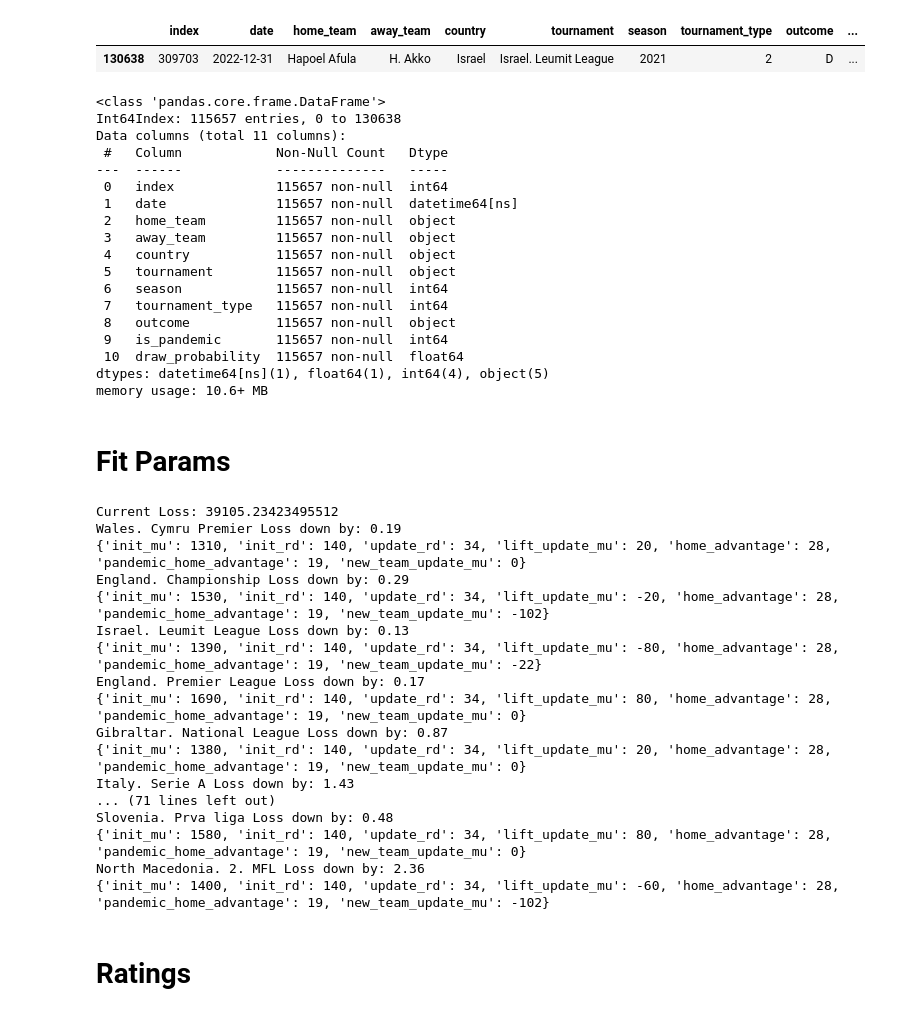
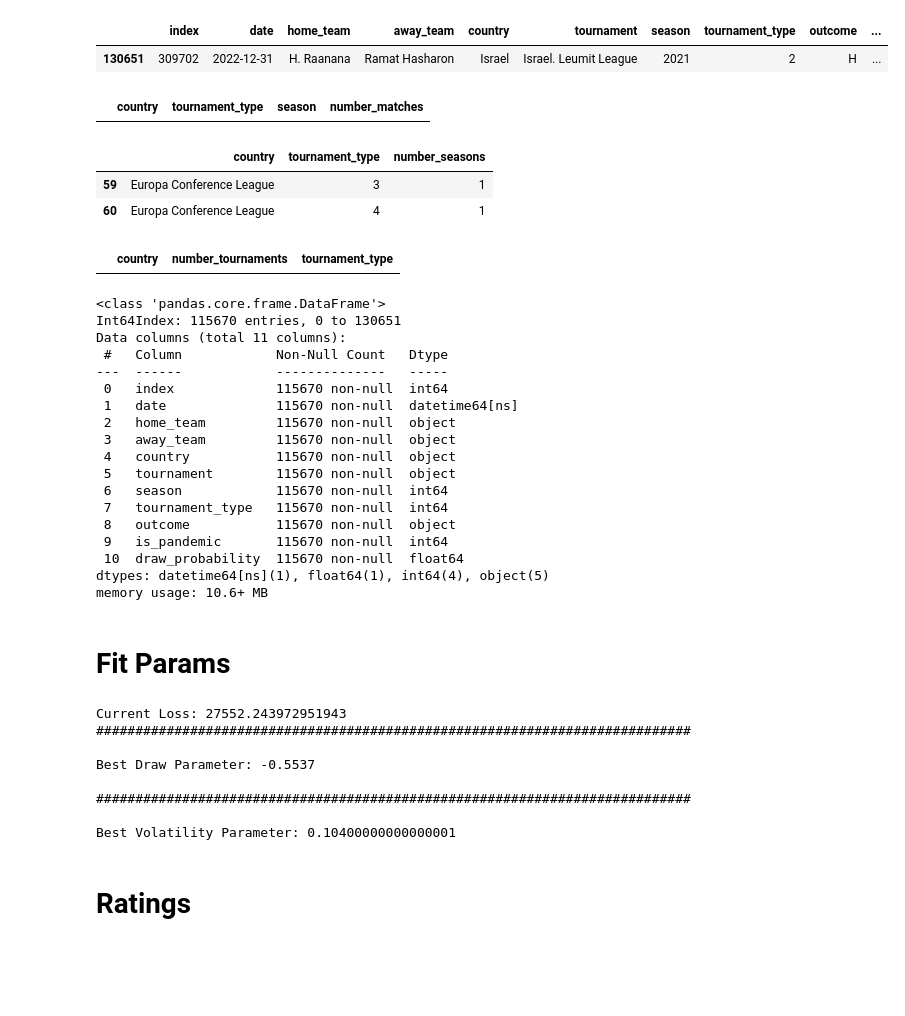
Before and after one commit to andreyshelopugin/GlickoSoccer, a Jupyter notebook: Ratings.ipynb, the cells around one changed output. Cells and saved outputs as stored; diff of their text form; code cells hidden in the pictures; blank space fills up the shorter version.

```diff
--- a/Ratings.ipynb
+++ b/Ratings.ipynb
@@ -14,6 +14,6 @@ from euro_soccer.preprocessing import DataPreprocessor
 from euro_soccer.glicko_soccer import GlickoSoccer
 # %%
 matches = pd.read_csv('matches.csv')
-matches = DataPreprocessor().preprocessing(matches)
+matches = DataPreprocessor(is_actual_draw_predictions=True).preprocessing(matches)
 matches.tail(1)
 # %% [output]
@@ -20,4 +26,4 @@ matches.tail(1)
 |  | index | date | home_team | away_team | country | tournament | season | tournament_type | outcome | ... |
-| 130638 | 309703 | 2022-12-31 | Hapoel Afula | H. Akko | Israel | Israel. Leumit League | 2021 | 2 | D | ... |
+| 130651 | 309702 | 2022-12-31 | H. Raanana | Ramat Hasharon | Israel | Israel. Leumit League | 2021 | 2 | H | ... |
 # %%
 count_matches, count_seasons, count_tournaments = DataPreprocessor().test_data(matches)
@@ -30,22 +30,36 @@ count_matches, count_seasons, count_tournaments = DataPreprocessor().test_data(m
+# %%
+count_matches
+# %% [output]
+|  | country | tournament_type | season | number_matches |
+# %%
+count_seasons
+# %% [output]
+|  | country | tournament_type | number_seasons |
+| 59 | Europa Conference League | 3 | 1 |
+| 60 | Europa Conference League | 4 | 1 |
+# %%
+count_tournaments
+# %% [output]
+|  | country | number_tournaments | tournament_type |
 # %%
 matches.info()
 # %% [output]
 <class 'pandas.core.frame.DataFrame'>
-Int64Index: 115657 entries, 0 to 130638
+Int64Index: 115670 entries, 0 to 130651
 Data columns (total 11 columns):
  #   Column            Non-Null Count   Dtype
 ---  ------            --------------   -----
- 0   index             115657 non-null  int64
- 1   date              115657 non-null  datetime64[ns]
- 2   home_team         115657 non-null  object
- 3   away_team         115657 non-null  object
- 4   country           115657 non-null  object
- 5   tournament        115657 non-null  object
- 6   season            115657 non-null  int64
- 7   tournament_type   115657 non-null  int64
- 8   outcome           115657 non-null  object
- 9   is_pandemic       115657 non-null  int64
- 10  draw_probability  115657 non-null  float64
+ 0   index             115670 non-null  int64
+ 1   date              115670 non-null  datetime64[ns]
+ 2   home_team         115670 non-null  object
+ 3   away_team         115670 non-null  object
+ 4   country           115670 non-null  object
+ 5   tournament        115670 non-null  object
+ 6   season            115670 non-null  int64
+ 7   tournament_type   115670 non-null  int64
+ 8   outcome           115670 non-null  object
+ 9   is_pandemic       115670 non-null  int64
+ 10  draw_probability  115670 non-null  float64
 dtypes: datetime64[ns](1), float64(1), int64(4), object(5)
 memory usage: 10.6+ MB
 # %%
@@ -63,26 +77,17 @@ memory usage: 10.6+ MB
 # %% [markdown]
 # Fit Params
 # %%
-glicko = GlickoSoccer()
-league_params = glicko.fit_params(matches, 50, is_params_initialization=False)
+glicko = GlickoSoccer() # 38773 38756
+league_params = glicko.fit_params(matches, 100, is_params_initialization=False)
 # %% [output]
-Current Loss: 39105.23423495512
-Wales. Cymru Premier Loss down by: 0.19
-{'init_mu': 1310, 'init_rd': 140, 'update_rd': 34, 'lift_update_mu': 20, 'home_advantage': 28, 'pandemic_home_advantage': 19, 'new_team_update_mu': 0}
-England. Championship Loss down by: 0.29
-{'init_mu': 1530, 'init_rd': 140, 'update_rd': 34, 'lift_update_mu': -20, 'home_advantage': 28, 'pandemic_home_advantage': 19, 'new_team_update_mu': -102}
-Israel. Leumit League Loss down by: 0.13
-{'init_mu': 1390, 'init_rd': 140, 'update_rd': 34, 'lift_update_mu': -80, 'home_advantage': 28, 'pandemic_home_advantage': 19, 'new_team_update_mu': -22}
-England. Premier League Loss down by: 0.17
-{'init_mu': 1690, 'init_rd': 140, 'update_rd': 34, 'lift_update_mu': 80, 'home_advantage': 28, 'pandemic_home_advantage': 19, 'new_team_update_mu': 0}
-Gibraltar. National League Loss down by: 0.87
-{'init_mu': 1380, 'init_rd': 140, 'update_rd': 34, 'lift_update_mu': 20, 'home_advantage': 28, 'pandemic_home_advantage': 19, 'new_team_update_mu': 0}
-Italy. Serie A Loss down by: 1.43
-... (71 lines left out)
-Slovenia. Prva liga Loss down by: 0.48
-{'init_mu': 1580, 'init_rd': 140, 'update_rd': 34, 'lift_update_mu': 80, 'home_advantage': 28, 'pandemic_home_advantage': 19, 'new_team_update_mu': 0}
-North Macedonia. 2. MFL Loss down by: 2.36
-{'init_mu': 1400, 'init_rd': 140, 'update_rd': 34, 'lift_update_mu': -60, 'home_advantage': 28, 'pandemic_home_advantage': 19, 'new_team_update_mu': -102}
+Current Loss: 27552.243972951943
+############################################################################
+
+Best Draw Parameter: -0.5537
+
+############################################################################
+
+Best Volatility Parameter: 0.10400000000000001
 # %% [markdown]
 # Ratings
 # %%
```
Also changed, not shown: parts of 7 cells of this notebook, 1 other file.
